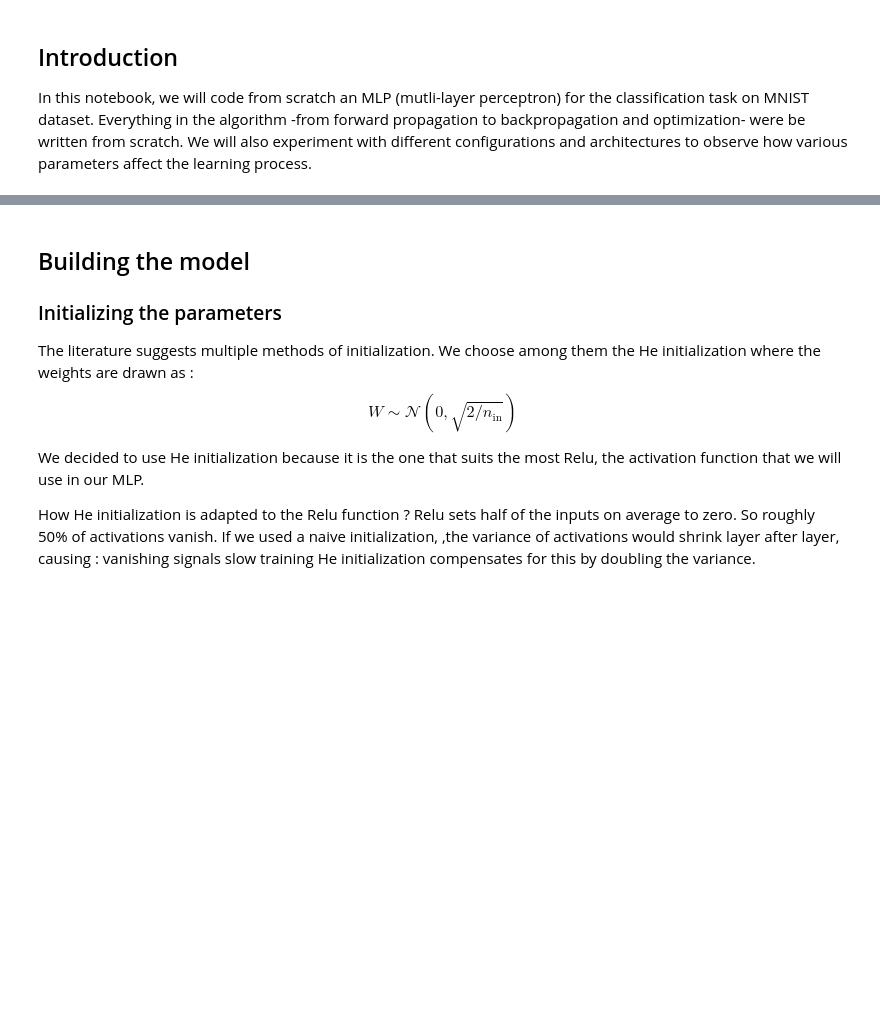
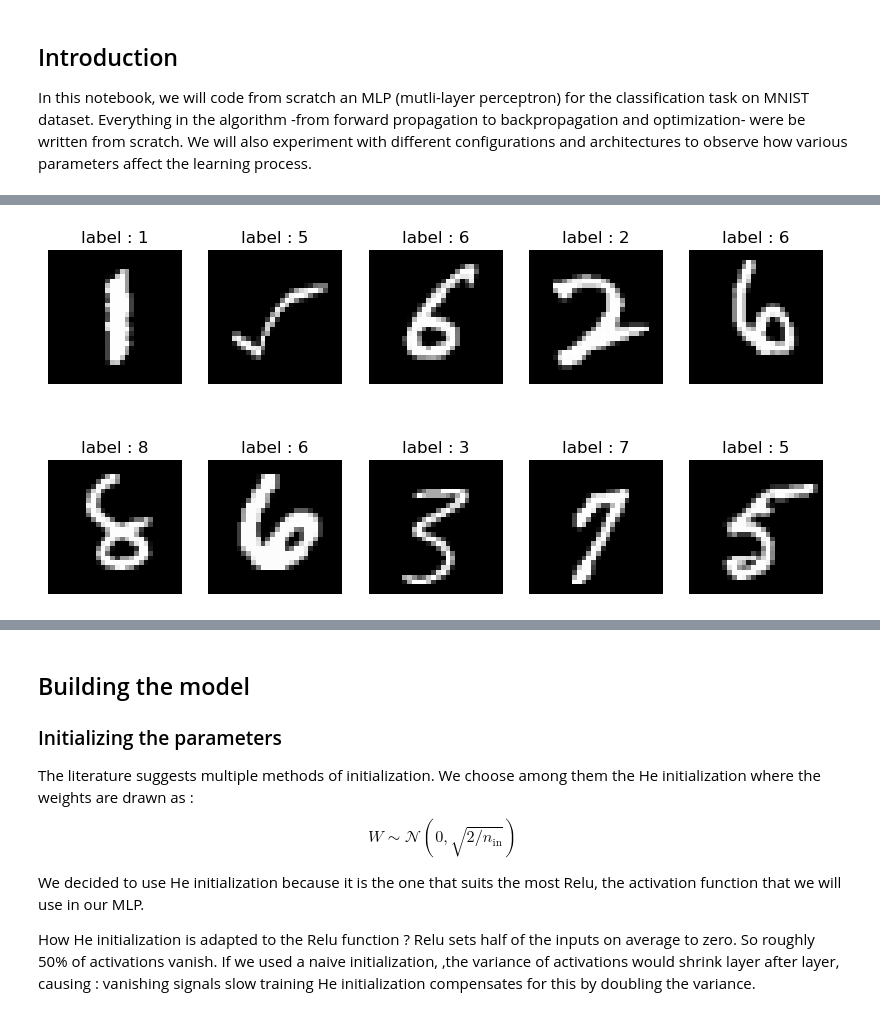
Before and after one commit to OJ658/Multi-layer-perceptron, a Jupyter notebook: MLP_mnist_classification.ipynb, the cells around one changed output, grey strips where cells are left out. Drawn from its saved outputs; the diff is of its cells as text; code cells hidden in the pictures; blank space fills up the shorter version.

```diff
--- a/MLP_mnist_classification.ipynb
+++ b/MLP_mnist_classification.ipynb
@@ -76,0 +65,20 @@ y = trainset["label"].values
+# %%
+# Visualize random samples from the dataset
+
+fig, axes = plt.subplots(2, 5, figsize=(10,5))
+
+random_indices = np.random.choice(X.shape[0], size=10, replace=False)
+
+for i, ax in zip(random_indices, axes.flat) :
+    ax.imshow(X[i].reshape(28,28), cmap="gray")
+    ax.set_title(f"label : {y[i]}")
+    ax.axis("off")
+
+plt.show()
+
+# In the ten random examples displayed above, all the digits correspond to their labels.
+# This indicates that the dataset is clean and there are no errors in the labels.
+# All the examples are well centered. We can see clearly some difference between the the styes of hand-writting
+# for the same digits. This provides a good variety (mathematically with a high variance) of examples for the model to learn from.
+# %% [output]
+[figure, added]
```
Also changed, not shown: parts of 24 cells of this notebook.
